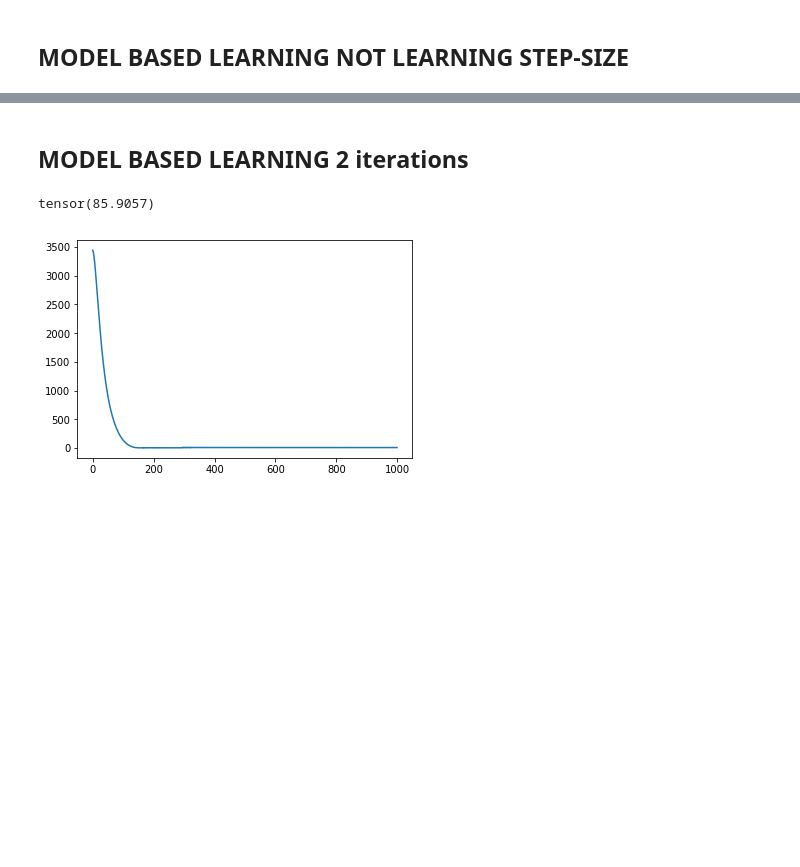
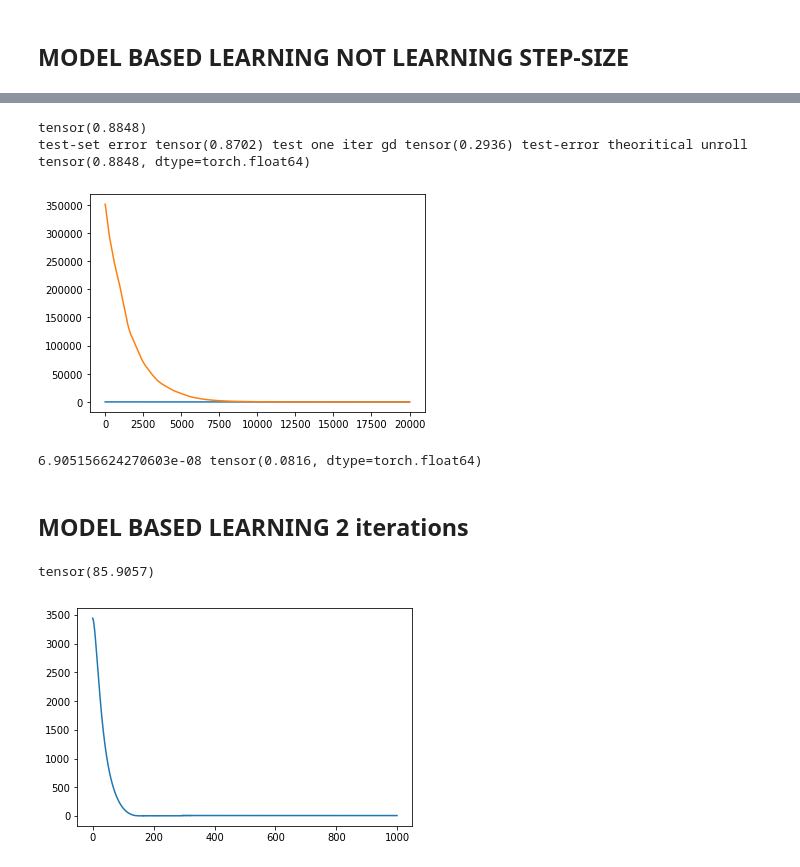
Before and after one commit to siddpiku/unrolledLOOPS, a Jupyter notebook: Unrolled loops.ipynb, the cells around one changed output, grey strips where cells are left out. Cells and saved outputs as stored; diff of their text form; code cells hidden in the pictures; blank space fills up the shorter version.

```diff
--- a/Unrolled loops.ipynb
+++ b/Unrolled loops.ipynb
@@ -131,3 +97,63 @@ tensor(0.0166) test no learn tensor(0.0171)
+# %%
+C = torch.zeros((d,d),requires_grad = True)
+eta = .1
+optimizer = optim.SGD([C], lr = 10000, momentum = .999)
+
+temp = torch.matmul(A.transpose(0,1),B)
+ata = torch.matmul(A.transpose(0,1),A)
+pred = torch.matmul(torch.matmul(eta*(2*torch.eye(d) - eta*ata),
+                         torch.eye(d) - torch.matmul(temp,torch.linalg.pinv(temp))),
+                    A.transpose(0,1)) + torch.matmul(torch.matmul(X.transpose(0,1),torch.linalg.pinv(temp)),
+                                                  A.transpose(0,1))
+Chat = torch.matmul(eta*(2*torch.eye(d) - eta*ata),
+                         torch.matmul(temp,torch.linalg.pinv(temp)))- torch.matmul(X.transpose(0,1),torch.linalg.pinv(temp))
+Chat /= eta**2
+
+
+temp = eta*A.transpose(0,1)
+temp1 = 2*torch.eye(d) - eta*A.transpose(0,1).matmul(A).float() - eta*Chat
+Sigma = torch.eye(d)/(3*d)
+print(torch.trace(torch.matmul(temp1.matmul(temp).matmul(A).transpose(0,1).float() - torch.eye(d),
+                               Sigma.float()).matmul(temp1.matmul(temp).matmul(A).float() - torch.eye(d))) )
+
+
+epochs = 20000
+l = []
+ltheoritical = []
+
+for i in range(epochs):
+    optimizer.zero_grad()
+
+    temp = eta*A.transpose(0,1).matmul(B).float()
+    temp1 = 2*torch.eye(d) - eta*A.transpose(0,1).matmul(A).float() - eta*C
+    loss = torch.norm(temp1.matmul(temp) - X.transpose(0,1).float())**2
+    loss.backward()
+    optimizer.step()
+    l.append(loss.item())
+    ltheoritical.append( torch.norm(Chat-C.detach())**2/d**2 )
+def test(C,eta, algorithm ):
+    Xtest = torch.tensor(np.random.uniform(-1/np.sqrt(d),1/np.sqrt(d),size = (ntest,d)))
+    Btest = torch.tensor(np.matmul(A,Xtest.transpose(0,1)))
+
+    temp = eta*A.transpose(0,1).matmul(Btest).float()
+    if algorithm == 'no learn':
+        temp1 = 2*torch.eye(d) - eta*A.transpose(0,1).matmul(A).float()
+    else:
+        temp1 = 2*torch.eye(d) - eta*A.transpose(0,1).matmul(A).float() - eta*C
+    return torch.norm(temp1.matmul(temp) - Xtest.transpose(0,1).float())**2/ntest
+
+testerror = torch.norm( torch.matmul(pred,A)-torch.eye(d) )**2/(3*d)
+print('test-set error', test(C.detach(),eta, 'learn'), 'test one iter gd', test(C.detach(),eta,'no learn'),
+      'test-error theoritical unroll', testerror)
+plt.plot(l)
+plt.plot(ltheoritical)
+plt.show()
+print(l[-1],ltheoritical[-1])
+# %% [output]
+tensor(0.8848)
+test-set error tensor(0.8702) test one iter gd tensor(0.2936) test-error theoritical unroll tensor(0.8848, dtype=torch.float64)
+[figure, added]
+6.905156624270603e-08 tensor(0.0816, dtype=torch.float64)
 # %% [markdown]
 ## MODEL BASED LEARNING 2 iterations
 # %%
```
Also changed, not shown: parts of 7 cells of this notebook.
